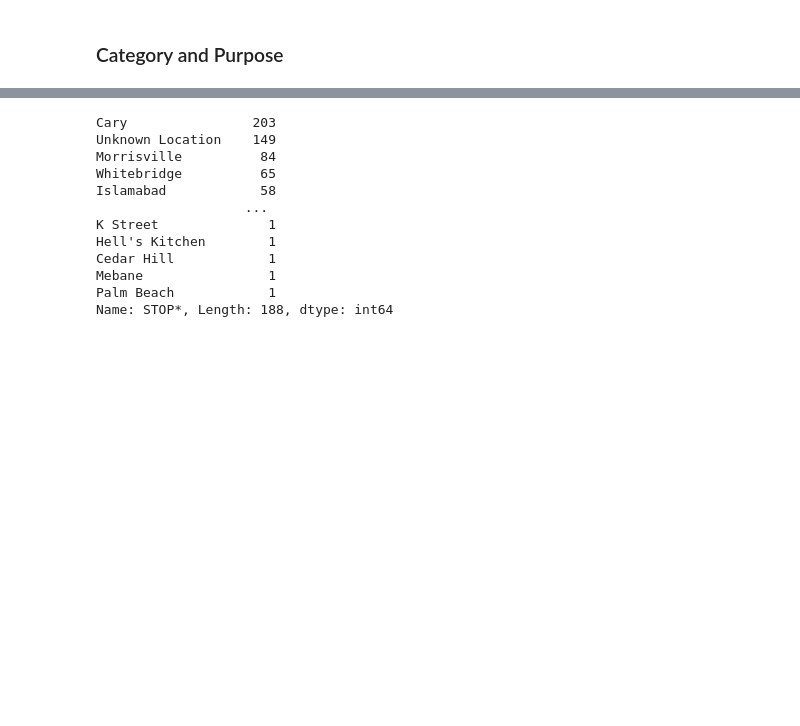
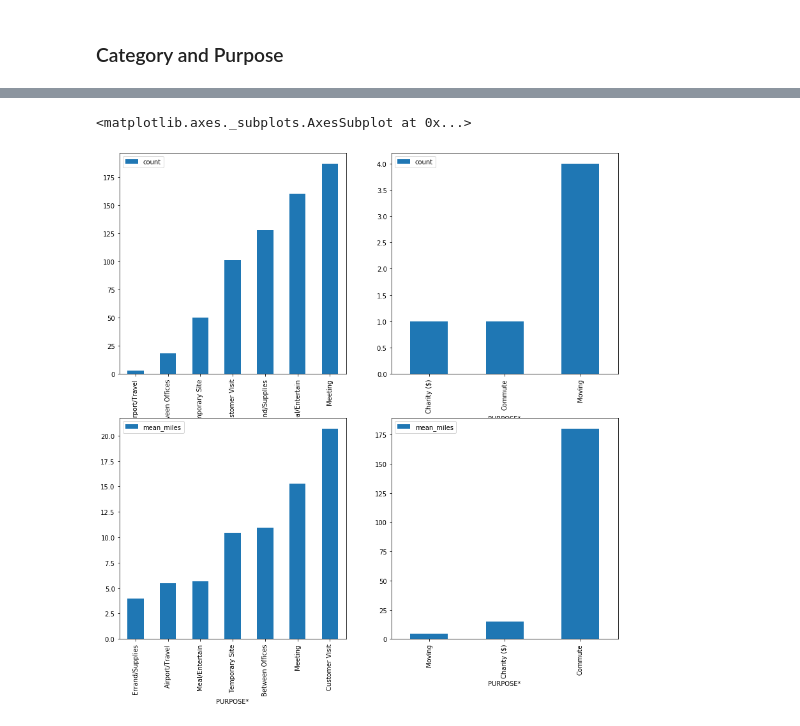
Before and after one commit to dougmart/Uber_2016_OrdUser, a Jupyter notebook: main.ipynb, the cells around one changed output, grey strips where cells are left out. Drawn from its saved outputs; the diff is of its cells as text; code cells hidden in the pictures; blank space fills up the shorter version.

```diff
--- a/main.ipynb
+++ b/main.ipynb
@@ -248,16 +250,10 @@ df.groupby(by=['CATEGORY*', 'PURPOSE*']) \
-# %%
-#
-df['STOP*'].value_counts()
-# %% [output]
-Cary                203
-Unknown Location    149
-Morrisville          84
-Whitebridge          65
-Islamabad            58
-                   ...
-K Street              1
-Hell's Kitchen        1
-Cedar Hill            1
-Mebane                1
-Palm Beach            1
-Name: STOP*, Length: 188, dtype: int64
+# %%
+# Main purposes of trips: count and mean
+fig, axs = plt.subplots(2, 2, figsize=(14, 14))
+dfa[(dfa['PURPOSE*'] != 'Other') & (dfa['CATEGORY*'] == 'Business')].sort_values(by='count').plot.bar(x='PURPOSE*', y='count', ax=axs[0,0])
+dfa[(dfa['PURPOSE*'] != 'Other') & (dfa['CATEGORY*'] == 'Business')].sort_values(by='mean_miles').plot.bar(x='PURPOSE*', y='mean_miles', ax=axs[1,0])
+dfa[(dfa['PURPOSE*'] != 'Other') & (dfa['CATEGORY*'] == 'Personal')].sort_values(by='count').plot.bar(x='PURPOSE*', y='count', ax=axs[0,1])
+dfa[(dfa['PURPOSE*'] != 'Other') & (dfa['CATEGORY*'] == 'Personal')].sort_values(by='mean_miles').plot.bar(x='PURPOSE*', y='mean_miles', ax=axs[1,1])
+# %% [output]
+<matplotlib.axes._subplots.AxesSubplot at 0x...>
+[figure, added]
```
Also changed, not shown: parts of 8 cells of this notebook.
